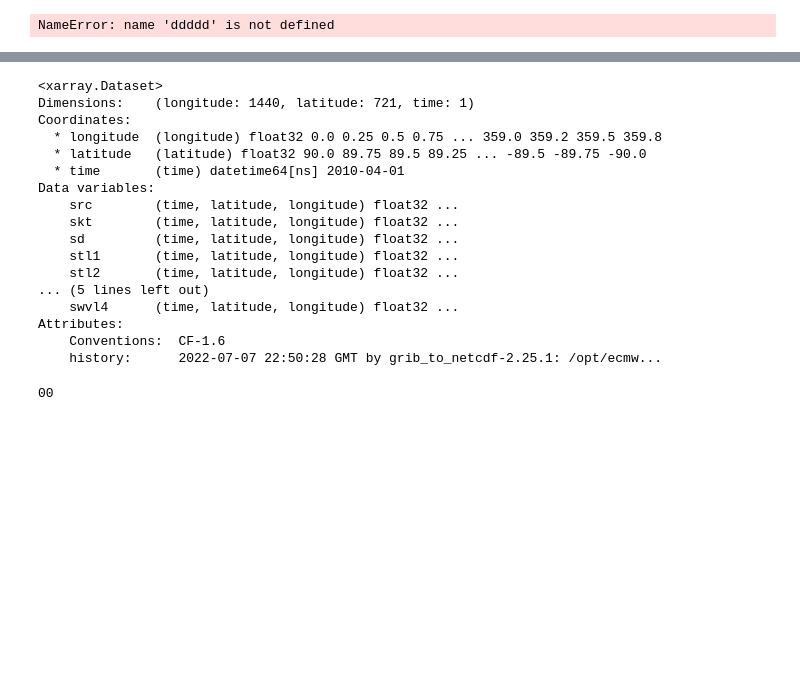
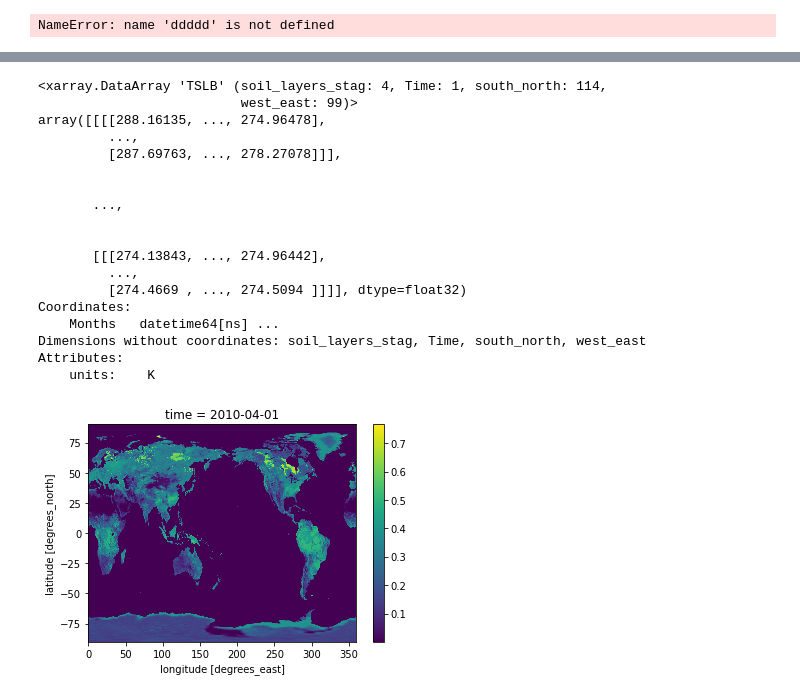
Before and after one commit to GAaronAlexander/aarona-noah-mp-hue-container, a Jupyter notebook: test-era5-regrid.ipynb, the cells around one changed output, grey strips where cells are left out. Saved outputs shown, nothing was run; the diff lists cells and outputs as text; code cells hidden in the pictures; blank space fills up the shorter version.

```diff
--- a/test-era5-regrid.ipynb
+++ b/test-era5-regrid.ipynb
@@ -841,25 +1121,47 @@ dset = xr.open_dataset('./download.nc')
 # %%
-dset
+dset = xr.open_dataset('./HRLDAS_setup_2010040100_d1')
+dset.TSLB
 # %% [output]
-<xarray.Dataset>
-Dimensions:    (longitude: 1440, latitude: 721, time: 1)
+<xarray.DataArray 'TSLB' (soil_layers_stag: 4, Time: 1, south_north: 114,
+                          west_east: 99)>
+array([[[[288.16135, ..., 274.96478],
+         ...,
+         [287.69763, ..., 278.27078]]],
+
+
+       ...,
+
+
+       [[[274.13843, ..., 274.96442],
+         ...,
+         [274.4669 , ..., 274.5094 ]]]], dtype=float32)
 Coordinates:
-  * longitude  (longitude) float32 0.0 0.25 0.5 0.75 ... 359.0 359.2 359.5 359.8
-  * latitude   (latitude) float32 90.0 89.75 89.5 89.25 ... -89.5 -89.75 -90.0
-  * time       (time) datetime64[ns] 2010-04-01
-Data variables:
-    src        (time, latitude, longitude) float32 ...
-    skt        (time, latitude, longitude) float32 ...
-    sd         (time, latitude, longitude) float32 ...
-    stl1       (time, latitude, longitude) float32 ...
-    stl2       (time, latitude, longitude) float32 ...
-... (5 lines left out)
-    swvl4      (time, latitude, longitude) float32 ...
+    Months   datetime64[ns] ...
+Dimensions without coordinates: soil_layers_stag, Time, south_north, west_east
 Attributes:
-    Conventions:  CF-1.6
-    history:      2022-07-07 22:50:28 GMT by grib_to_netcdf-2.25.1: /opt/ecmw...
+    units:    K
 # %%
-date_create = '2014040100'
-print(date_create[8:])
+def soil_coarse_stack(dset_era5,name):
+    '''
+    This generates a coarse domain (era5 grid) soil layer dataset.
+    It assumes that you are using the standard soil layer distribution within
+    NOAH-MP, which is 0-10cm, 10-40cm, 40-100cm, and 100-200cm.
+    ERA5 stagger is Layer 1: 0 - 7cm, Layer 2: 7 - 28cm, Layer 3: 28 - 100cm, Layer 4: 100 - 289cm
+
+    we just push in the 3rd and 4th layers, since there is no overlapping
+    '''
+
+    first_layer_era5 = dset_era5[name+'1']
+    second_layer_era5 = dset_era5[name+'2']
+    third_layer_era5 = dset_era5[name+'3']
+    fourth_layer_era5 = dset_era5[name+'4']
+
+    first_layer_noah = first_layer_era5*7/10 + second_layer_era5* 3/10
+    second_layer_noah = second_layer_era5*18/30 + third_layer_era5*12/30
+    third_layer_noah = third_layer_era5
+    fourth_layer_noah = fourth_layer_era5
+
+    soil_data_return = xr.concat([first_layer_noah ,second_layer_noah ,third_layer_noah ,fourth_layer_noah],dim="soil_layers_stag")
+    return(soil_data_return)
 # %% [output]
-00
+[figure, added]
```
Also changed, not shown: parts of 6 cells of this notebook, 1 other file.
